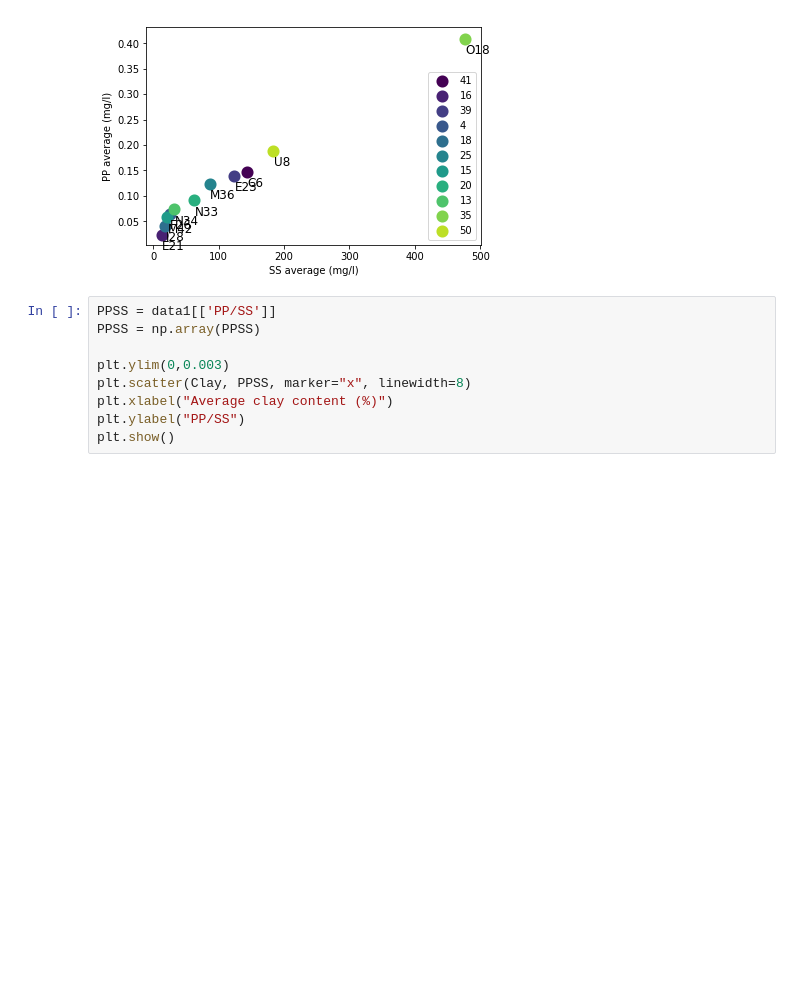
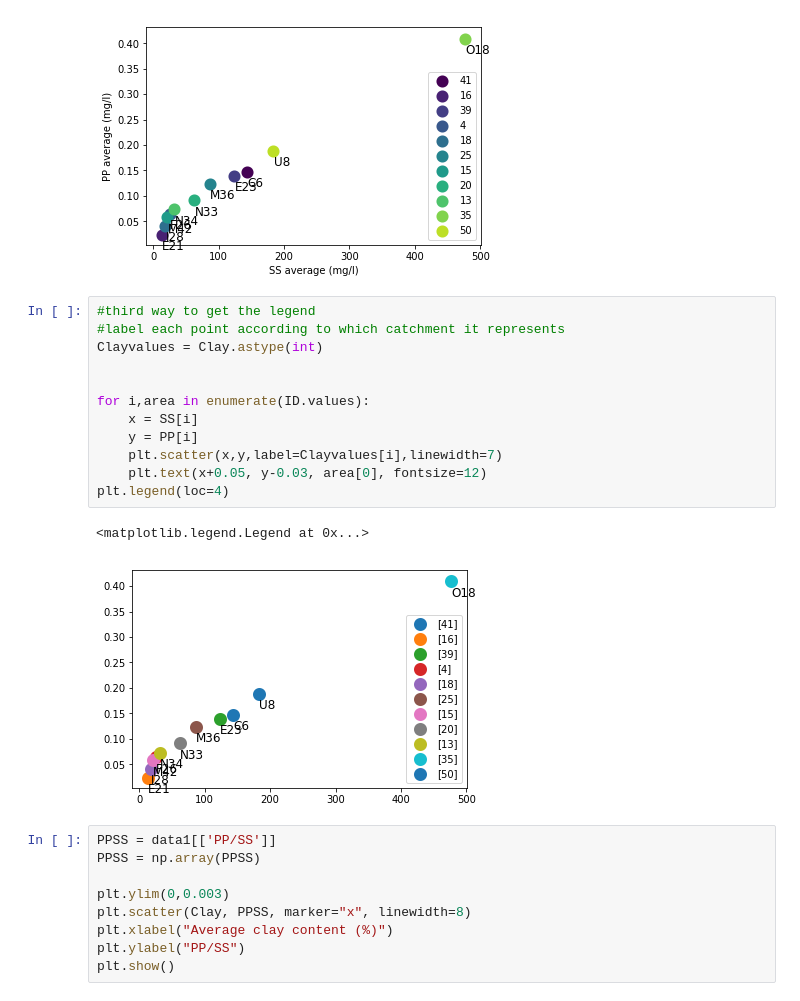
Before and after one commit to SaraSandstrom/pythoncourse, a Jupyter notebook: pcatest.ipynb, the cells around one changed output. Cells and saved outputs as stored; diff of their text form; blank space fills up the shorter version.

Commit message:
added another, shorter way to label the points in the scatter plot

```diff
--- a/pcatest.ipynb
+++ b/pcatest.ipynb
@@ -182,6 +182,21 @@ plt.ylabel("PP average (mg/l)")
 plt.show()
 # %% [output]
 [figure]
+# %%
+#third way to get the legend
+#label each point according to which catchment it represents
+Clayvalues = Clay.astype(int)
+
+
+for i,area in enumerate(ID.values):
+    x = SS[i]
+    y = PP[i]
+    plt.scatter(x,y,label=Clayvalues[i],linewidth=7)
+    plt.text(x+0.05, y-0.03, area[0], fontsize=12)
+plt.legend(loc=4)
+# %% [output]
+<matplotlib.legend.Legend at 0x...>
+[figure, added]
 # %%
 PPSS = data1[['PP/SS']]
 PPSS = np.array(PPSS)
```
